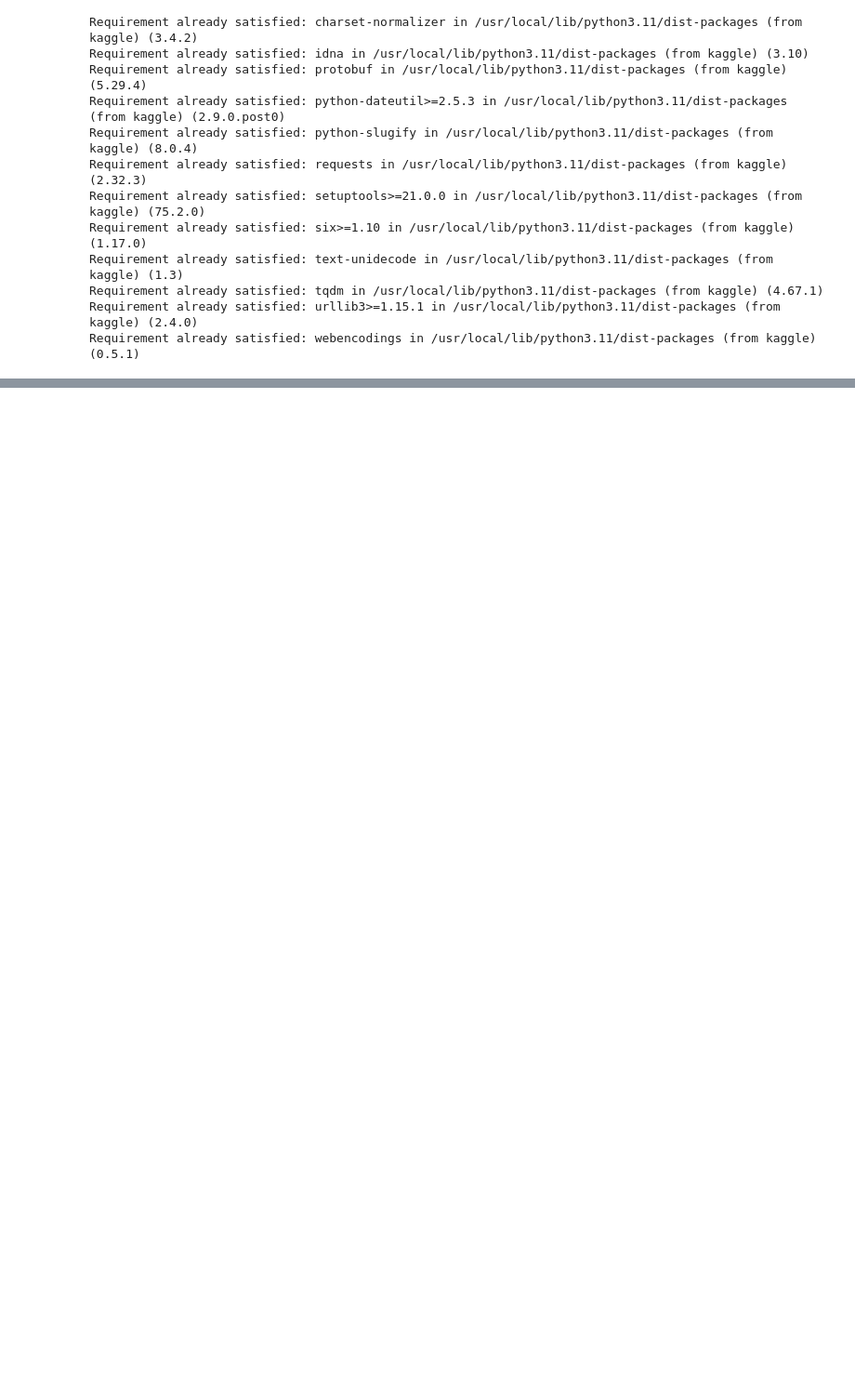
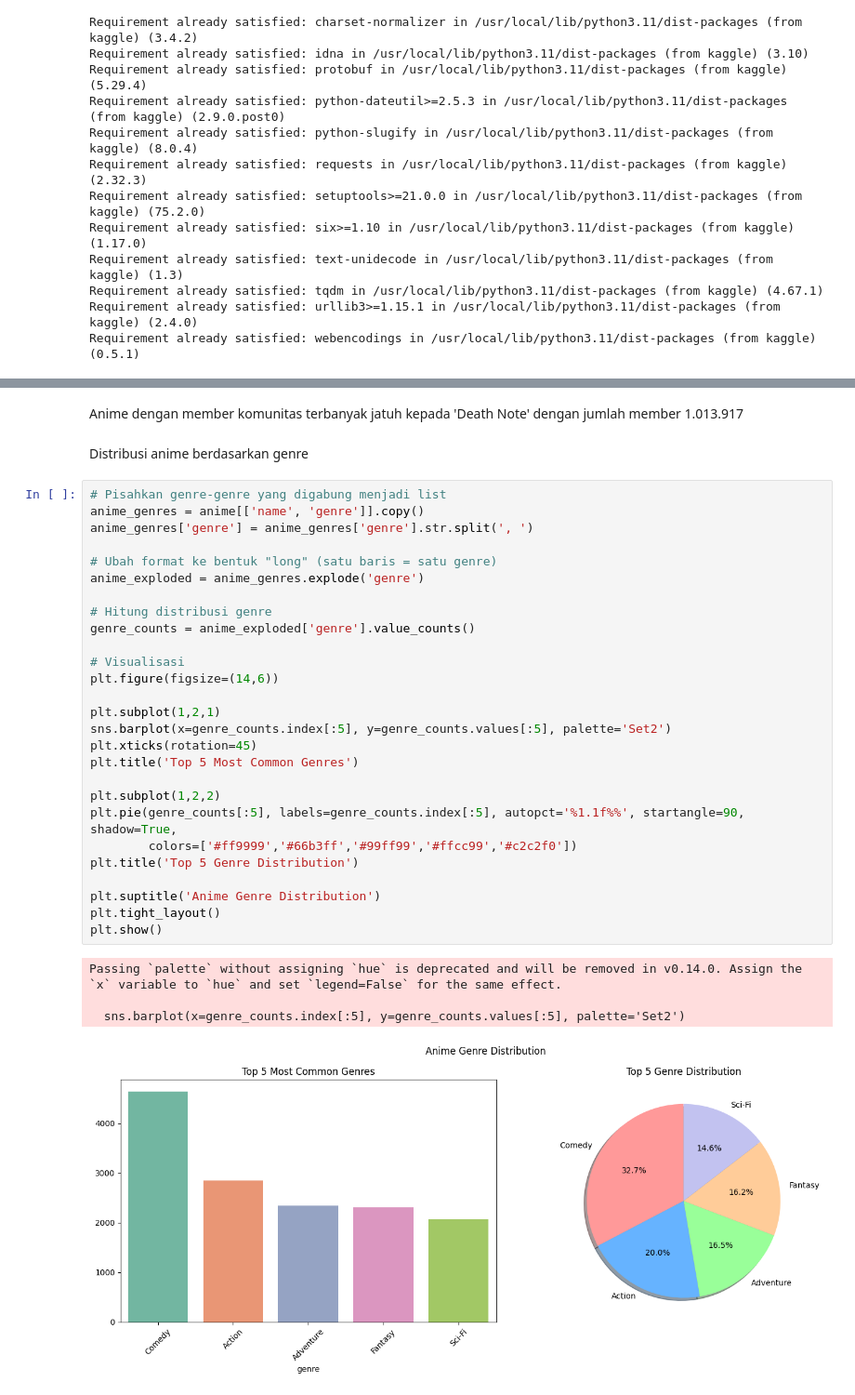
Before and after one commit to d4tu4llam/anime-recommendation, a Jupyter notebook: anime_reccomendation.ipynb, the cells around one changed output, grey strips where cells are left out. Shown at 93% size. Saved outputs shown, nothing was run; the diff lists cells and outputs as text; blank space fills up the shorter version.

```diff
--- a/anime_reccomendation.ipynb
+++ b/anime_reccomendation.ipynb
@@ -74,0 +405,36 @@ Successfully installed jedi-0.19.2
+# %% [markdown]
+Anime dengan member komunitas terbanyak jatuh kepada 'Death Note' dengan jumlah member 1.013.917
+# %% [markdown]
+Distribusi anime berdasarkan genre
+# %%
+# Pisahkan genre-genre yang digabung menjadi list
+anime_genres = anime[['name', 'genre']].copy()
+anime_genres['genre'] = anime_genres['genre'].str.split(', ')
+
+# Ubah format ke bentuk "long" (satu baris = satu genre)
+anime_exploded = anime_genres.explode('genre')
+
+# Hitung distribusi genre
+genre_counts = anime_exploded['genre'].value_counts()
+
+# Visualisasi
+plt.figure(figsize=(14,6))
+
+plt.subplot(1,2,1)
+sns.barplot(x=genre_counts.index[:5], y=genre_counts.values[:5], palette='Set2')
+plt.xticks(rotation=45)
+plt.title('Top 5 Most Common Genres')
+
+plt.subplot(1,2,2)
+plt.pie(genre_counts[:5], labels=genre_counts.index[:5], autopct='%1.1f%%', startangle=90, shadow=True,
+        colors=['#ff9999','#66b3ff','#99ff99','#ffcc99','#c2c2f0'])
+plt.title('Top 5 Genre Distribution')
+
+plt.suptitle('Anime Genre Distribution')
+plt.tight_layout()
+plt.show()
+# %% [output]
+Passing `palette` without assigning `hue` is deprecated and will be removed in v0.14.0. Assign the `x` variable to `hue` and set `legend=False` for the same effect.
+
+  sns.barplot(x=genre_counts.index[:5], y=genre_counts.values[:5], palette='Set2')
+[figure, added]
```
Also changed, not shown: parts of 131 cells of this notebook, 1 other file.
